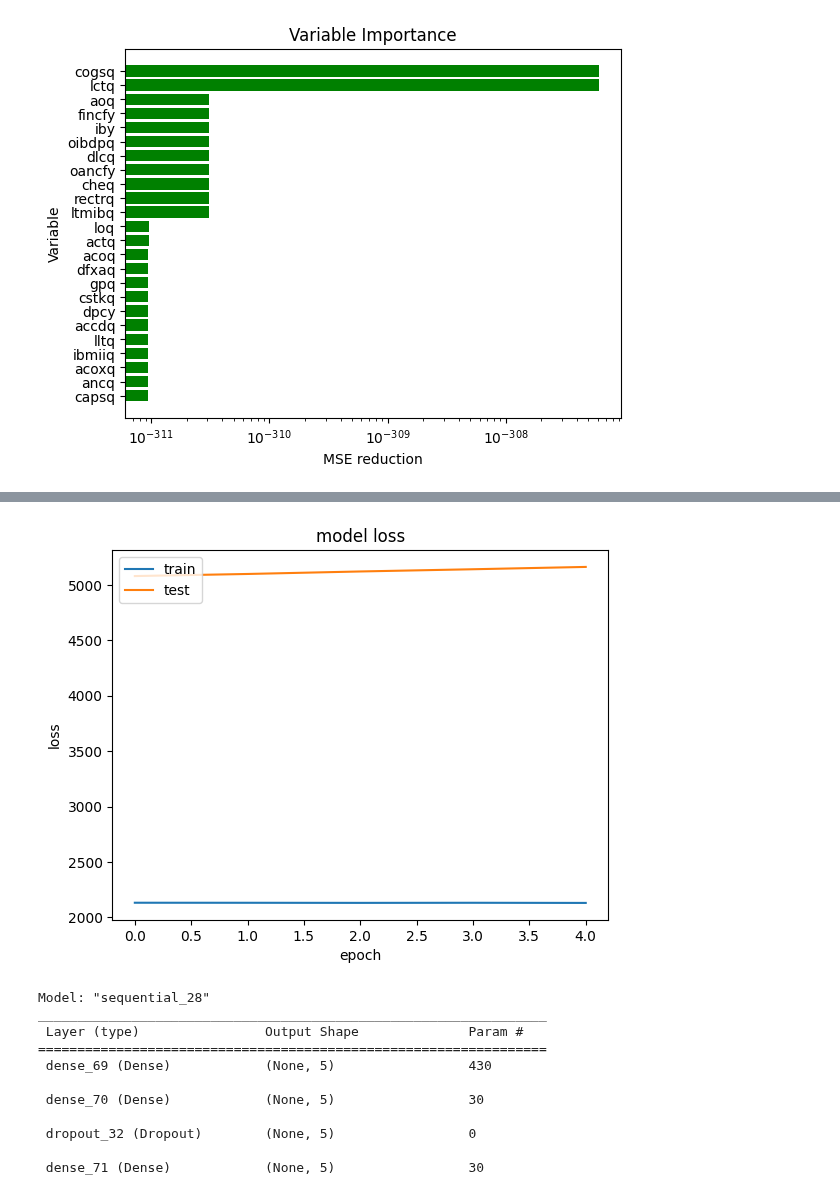
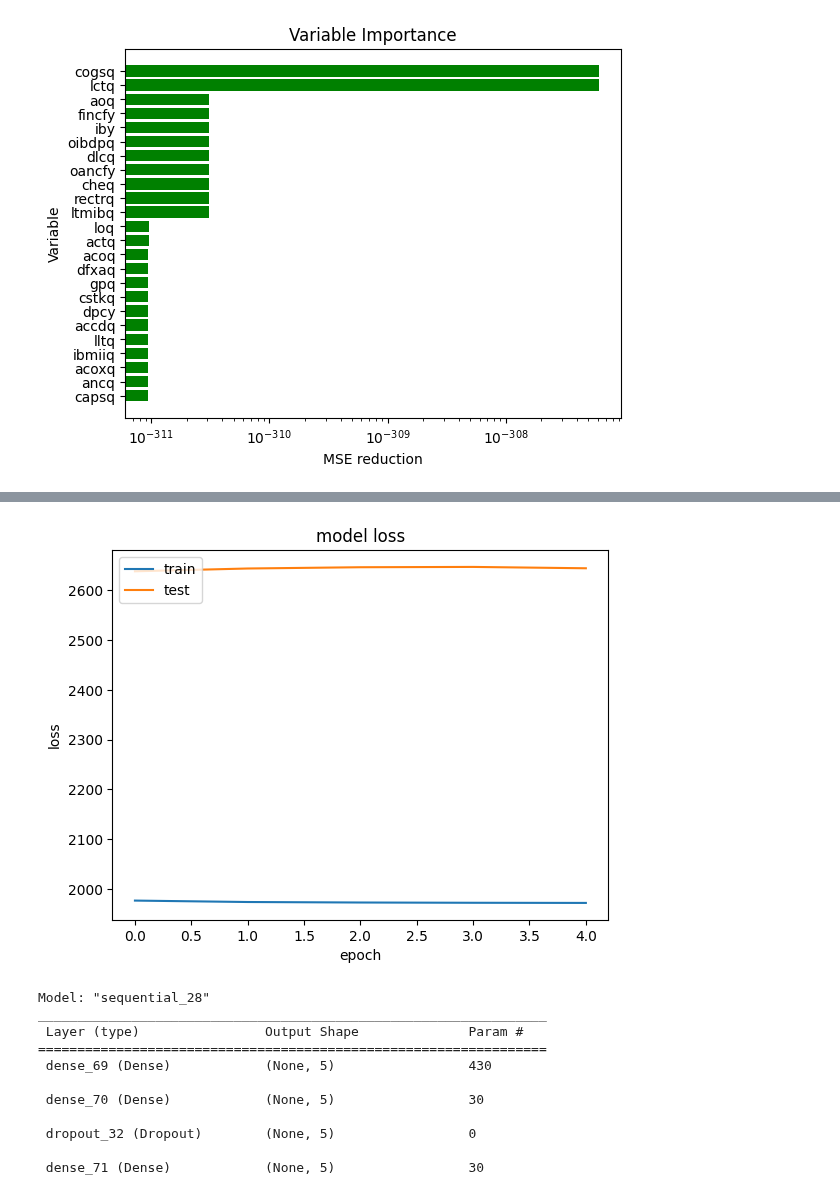
Before and after one commit to rrobberobin/MLStockForecasting, a Jupyter notebook: RobinThesisTensorflow.ipynb, the cells around one changed output, grey strips where cells are left out. Drawn from its saved outputs; the diff is of its cells as text; code cells hidden in the pictures.

```diff
--- a/RobinThesisTensorflow.ipynb
+++ b/RobinThesisTensorflow.ipynb
@@ -5,7 +5,7 @@
 # %%
 import os
 #data_file_path = os.path.join(os.path.dirname(__file__), "YX.csv")
-data_file_path = os.path.join(os.getcwd(), "Data\YX.csv")
+data_file_path = os.path.join(os.getcwd(), "Data\YXWithSplit.csv")
 #data_file_path = os.path.join(os.getcwd(), "Compustat.csv")
 # %%
 import pandas as pd
@@ -195,25 +195,35 @@ ScaledWinsRatioPath = os.path.join(os.getcwd(), "Data\ScaledWinsRatioData.csv")
 #np.savetxt(ScaledWinsRatioPath, xScaledData, delimiter=",")
 pd.DataFrame(xScaledData).to_csv(ScaledWinsRatioPath, index=False)
 # %%
-data_file_path = os.path.join(os.getcwd(), "Data\YXWithSplit.csv")
-splittedData = pd.read_csv(data_file_path)
+# data_file_path = os.path.join(os.getcwd(), "Data\YXWithSplit.csv")
+# splittedData = pd.read_csv(data_file_path)
 
-#Currently not grouped by quarter
-splittedData = splittedData.sort_values(by=['datacqtr', "fdateq"])
+# #Currently not grouped by quarter
+# splittedData = splittedData.sort_values(by=['datacqtr', "fdateq"])
 
 
-# trainSize = round(len(xScaledData.columns)*0.4)
-# validationSize = round(len(xScaledData.columns)*0.7)
+# # trainSize = round(len(xScaledData.columns)*0.4)
+# # validationSize = round(len(xScaledData.columns)*0.7)
 
 
-split = splittedData["Split"]
-xWinTrain, xWinVal, xWinTest = splittedData.loc[split=="Train", :], splittedData.loc[split=="Validation", :], splittedData.loc[split=="Test", :]
+split = xScaledData["Split"]
+# xWinTrain, xWinVal, xWinTest = splittedData.loc[split=="Train", :], splittedData.loc[split=="Validation", :], splittedData.loc[split=="Test", :]
 
 
 Y = xScaledData["returns"]
-# Y = np.asarray(Y).astype('float32')
+Y = np.asarray(Y).astype('float32')
 yTrain, yVal, yTest = Y[split=="Train"], Y[split=="Validation"], Y[split=="Test"]
 
-# X = xScaledData.drop(["returns", "MktCap"], axis=1)
-# X = X.select_dtypes(include=[np.number])
+
+
+
+np.asarray(Y)
+yTrain, yVal, yTest = Y[split=="Train"], Y[split=="Validation"], Y[split=="Test"]
+
+X = xScaledData.drop(["returns", "MktCap"], axis=1)
+X = X.select_dtypes(include=[np.number])
+xWinTrain, xWinVal, xWinTest = X.loc[split=="Train", :], X.loc[split=="Validation", :], X.loc[split=="Test", :]
+
+
+
 # xWinTrain, xWinVal, xWinTest = X[:trainSize, :], X[trainSize:validationSize, :], X[validationSize:, :]
@@ -683,7 +705,7 @@ from tensorflow import keras
 import matplotlib.pyplot as plt
 
 
-bestModel = keras.models.load_model('Results/BestKerasModel3')
+bestModel = keras.models.load_model('Results/BestKerasModel5')
 #plot(model)
 
 
@@ -698,8 +720,10 @@ bestModel.reset_states()
 
 
 
-xTrainValiPooled = scaled_X[:validationSize,:]
-yTrainValiPooled = Y[:validationSize]
+#xTrainValiPooled = scaled_X[:validationSize,:]
+xTrainValiPooled = X.loc[split=="Validation", :]
+#yTrainValiPooled = Y[:validationSize]
+yTrainValiPooled = Y[split=="Validation"]
 history = bestModel.fit(x=xTrainValiPooled, y=yTrainValiPooled, batch_size=32, epochs=5, verbose=2, validation_data = (xWinTest, yTest))
 
 
@@ -709,7 +733,7 @@ plt.plot(history.history['val_loss'])
 plt.title('model loss')
 plt.ylabel('loss')
 plt.xlabel('epoch')
-plt.legend(['train', 'test'], loc='upper left')
+plt.legend(['train', 'validation'], loc='upper left')
 plt.show()
 
 
@@ -735,4 +759,4 @@ Epoch 5/5
-[figure, old version]
+[figure, new version]
 # %%
 #Visualize network
 
```
Also changed, not shown: parts of 13 cells of this notebook, 1 other file.
